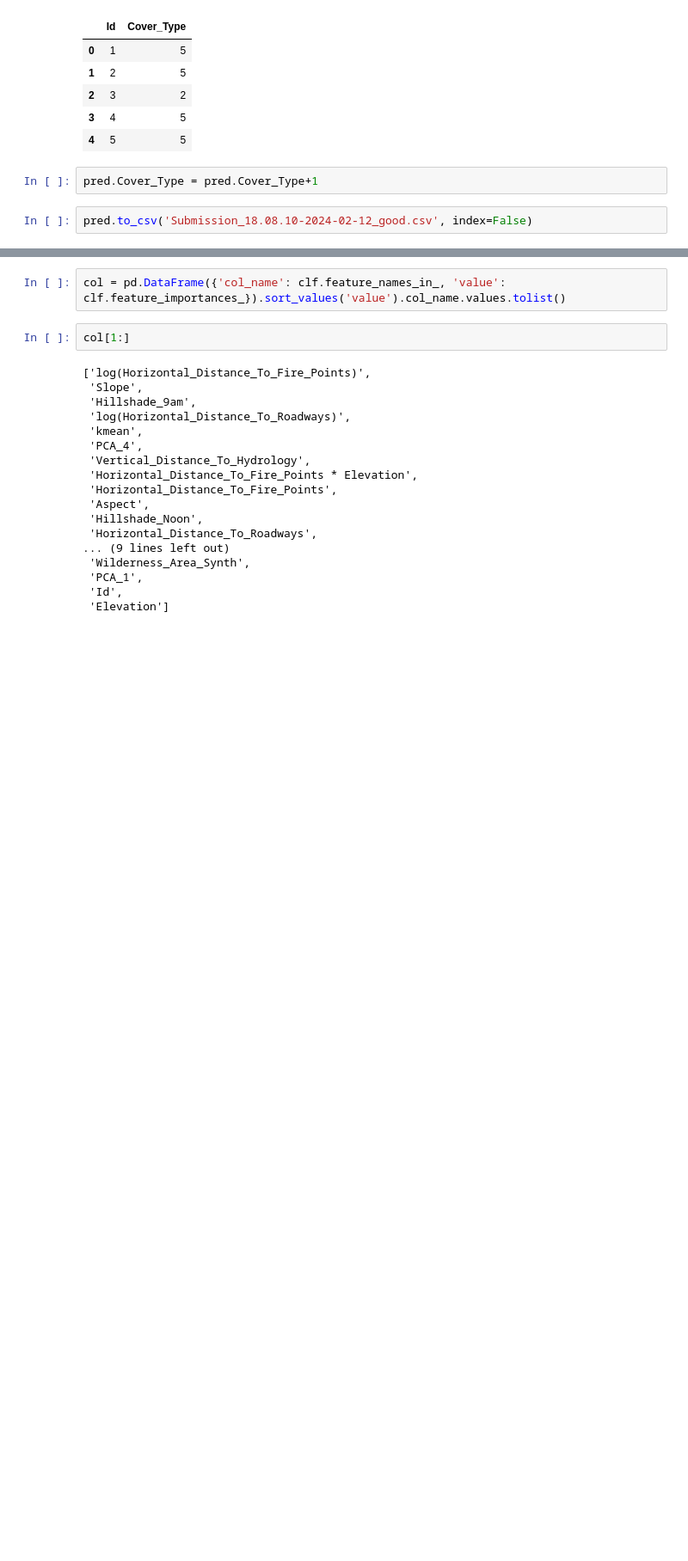
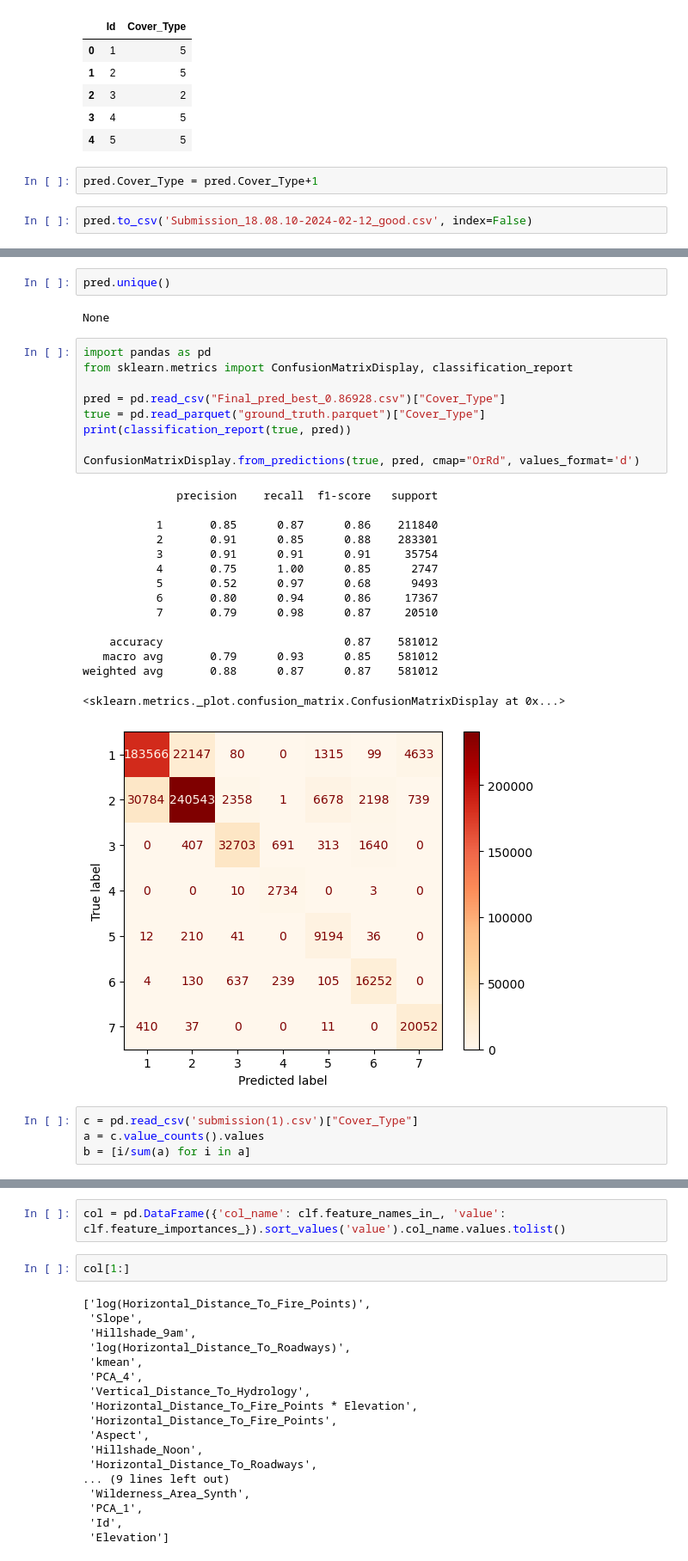
Before and after one commit to matthieudelsart/cover-type-prediction-challenge, a Jupyter notebook: final.ipynb, the cells around one changed output, grey strips where cells are left out. Shown: that part at 86% size. Drawn from its saved outputs; the diff is of its cells as text; blank space fills up the shorter version.

Commit message:
add stacking predictions

```diff
--- a/final.ipynb
+++ b/final.ipynb
@@ -215,0 +647,33 @@ for th in thresholds:
+# %%
+pred.unique()
+# %% [output]
+None
+# %%
+import pandas as pd
+from sklearn.metrics import ConfusionMatrixDisplay, classification_report
+
+pred = pd.read_csv("Final_pred_best_0.86928.csv")["Cover_Type"]
+true = pd.read_parquet("ground_truth.parquet")["Cover_Type"]
+print(classification_report(true, pred))
+
+ConfusionMatrixDisplay.from_predictions(true, pred, cmap="OrRd", values_format='d')
+# %% [output]
+              precision    recall  f1-score   support
+
+           1       0.85      0.87      0.86    211840
+           2       0.91      0.85      0.88    283301
+           3       0.91      0.91      0.91     35754
+           4       0.75      1.00      0.85      2747
+           5       0.52      0.97      0.68      9493
+           6       0.80      0.94      0.86     17367
+           7       0.79      0.98      0.87     20510
+
+    accuracy                           0.87    581012
+   macro avg       0.79      0.93      0.85    581012
+weighted avg       0.88      0.87      0.87    581012
+<sklearn.metrics._plot.confusion_matrix.ConfusionMatrixDisplay at 0x...>
+[figure, added]
+# %%
+c = pd.read_csv('submission(1).csv')["Cover_Type"]
+a = c.value_counts().values
+b = [i/sum(a) for i in a]
```
Also changed, not shown: parts of 13 cells of this notebook, 55 other files.
